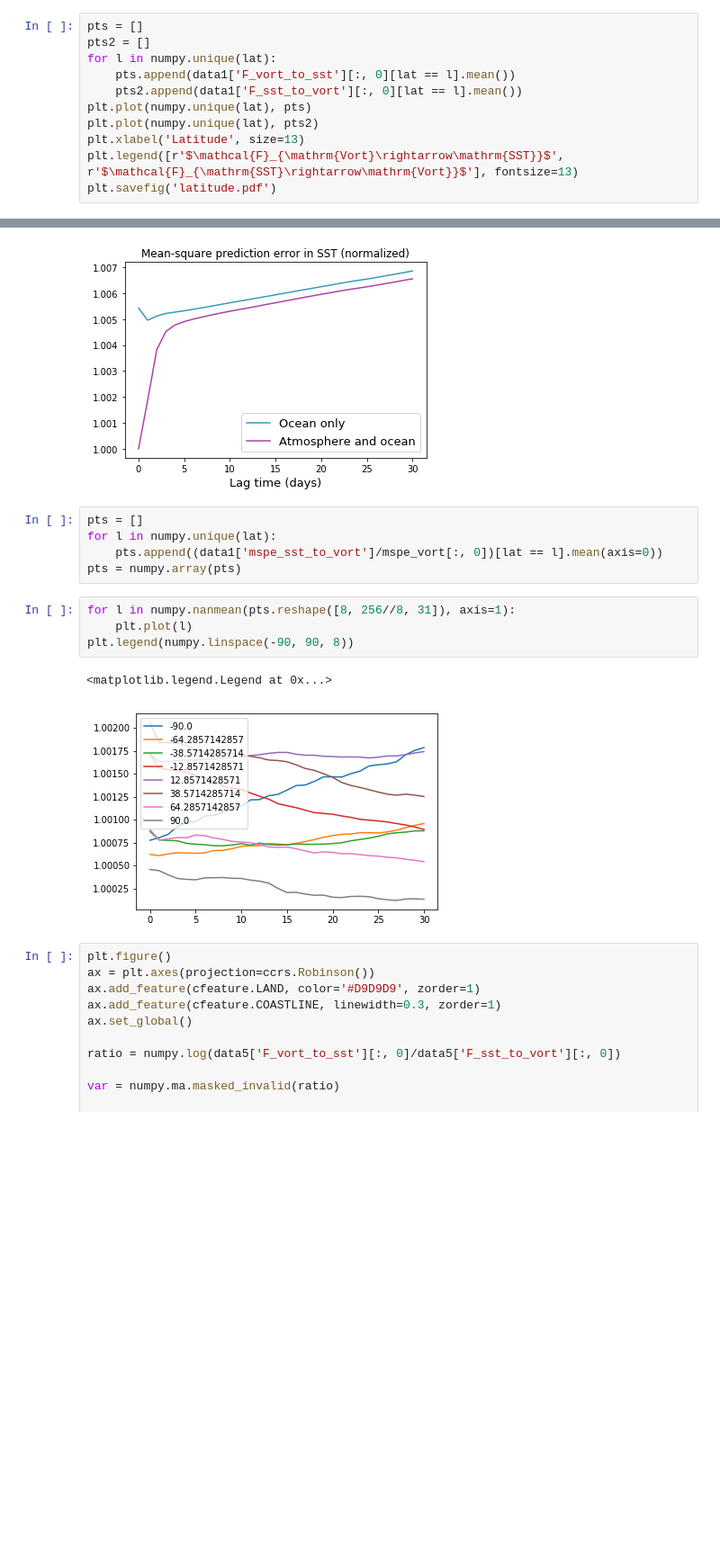
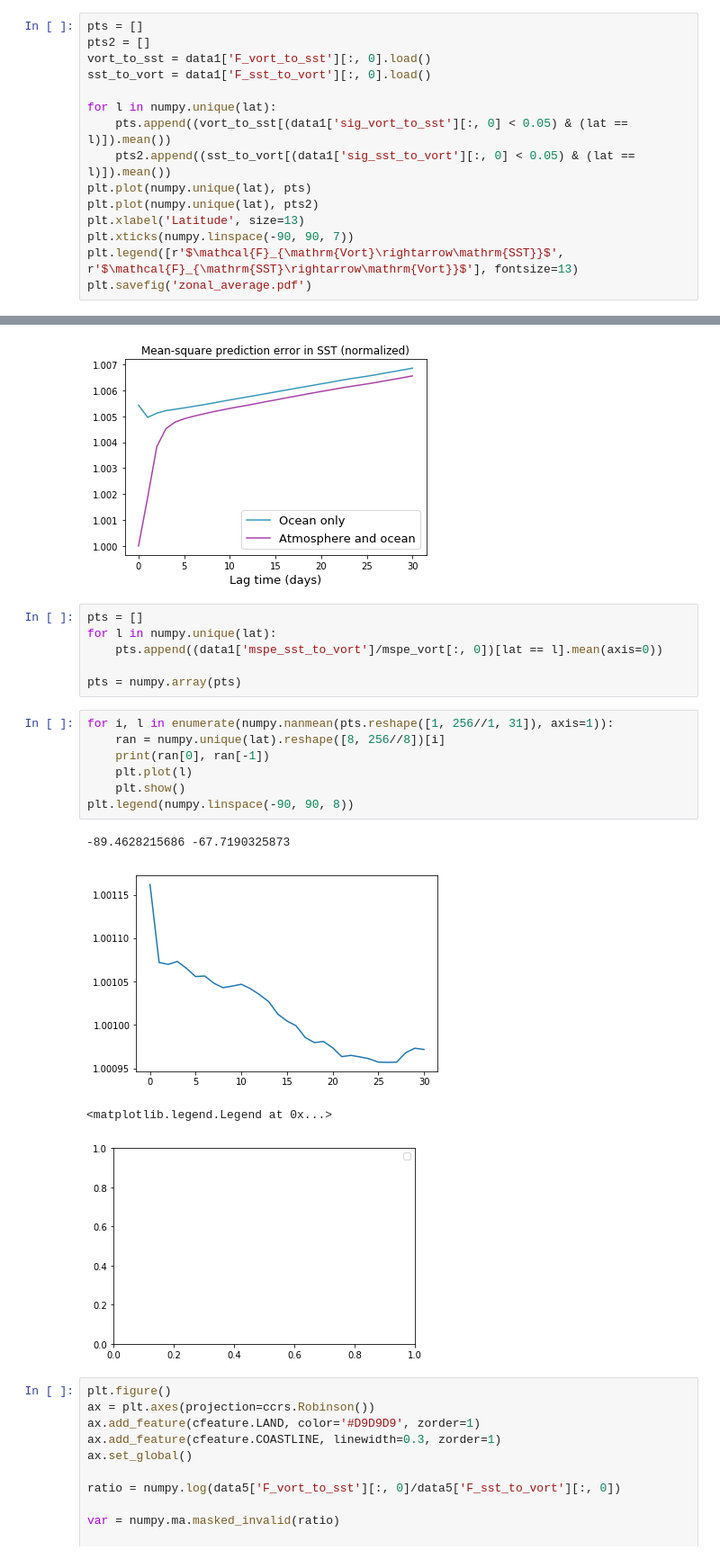
Before and after one commit to eviatarbach/predictability, a Jupyter notebook: Plots.ipynb, the cells around one changed output, grey strips where cells are left out. Shown at 90% size. Drawn from its saved outputs; the diff is of its cells as text; blank space fills up the shorter version.

```diff
--- a/Plots.ipynb
+++ b/Plots.ipynb
@@ -126,12 +130,16 @@ plt.savefig('F_vort_to_sst.pdf')
 # %%
 pts = []
 pts2 = []
+vort_to_sst = data1['F_vort_to_sst'][:, 0].load()
+sst_to_vort = data1['F_sst_to_vort'][:, 0].load()
+
 for l in numpy.unique(lat):
-    pts.append(data1['F_vort_to_sst'][:, 0][lat == l].mean())
-    pts2.append(data1['F_sst_to_vort'][:, 0][lat == l].mean())
+    pts.append((vort_to_sst[(data1['sig_vort_to_sst'][:, 0] < 0.05) & (lat == l)]).mean())
+    pts2.append((sst_to_vort[(data1['sig_sst_to_vort'][:, 0] < 0.05) & (lat == l)]).mean())
 plt.plot(numpy.unique(lat), pts)
 plt.plot(numpy.unique(lat), pts2)
 plt.xlabel('Latitude', size=13)
+plt.xticks(numpy.linspace(-90, 90, 7))
 plt.legend([r'$\mathcal{F}_{\mathrm{Vort}\rightarrow\mathrm{SST}}$', r'$\mathcal{F}_{\mathrm{SST}\rightarrow\mathrm{Vort}}$'], fontsize=13)
-plt.savefig('latitude.pdf')
+plt.savefig('zonal_average.pdf')
 # %% [output]
@@ -505,14 +519,20 @@ plt.savefig('mspe_vort_to_sst.pdf')
 pts = []
 for l in numpy.unique(lat):
     pts.append((data1['mspe_sst_to_vort']/mspe_vort[:, 0])[lat == l].mean(axis=0))
+
 pts = numpy.array(pts)
 # %%
-for l in numpy.nanmean(pts.reshape([8, 256//8, 31]), axis=1):
+for i, l in enumerate(numpy.nanmean(pts.reshape([1, 256//1, 31]), axis=1)):
+    ran = numpy.unique(lat).reshape([8, 256//8])[i]
+    print(ran[0], ran[-1])
     plt.plot(l)
+    plt.show()
 plt.legend(numpy.linspace(-90, 90, 8))
 # %% [output]
-<matplotlib.legend.Legend at 0x...>
+-89.4628215686 -67.7190325873
-[figure, old version]
+[figure, new version]
+<matplotlib.legend.Legend at 0x...>
+[figure, added]
 # %%
 plt.figure()
 ax = plt.axes(projection=ccrs.Robinson())
```
Also changed, not shown: parts of 9 cells of this notebook, 8 other files.
